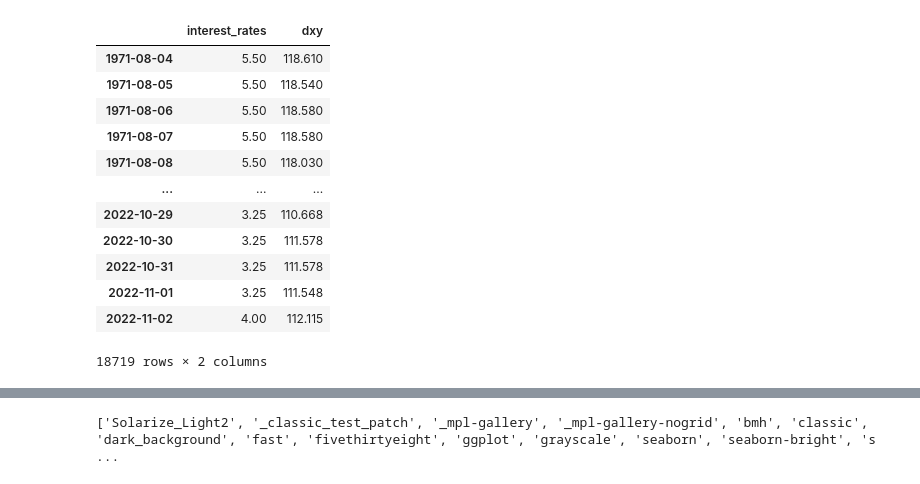
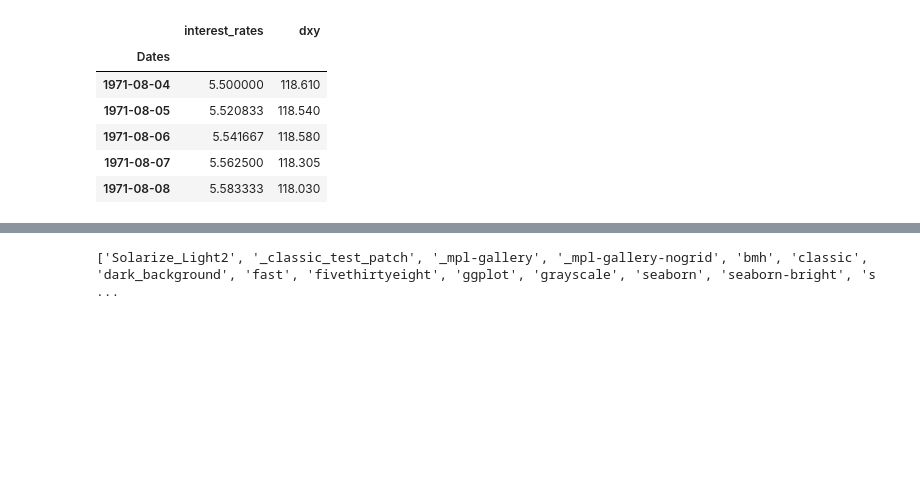
Before and after one commit to litosmunoz/Introduction-to-Quantitative-Trading, a Jupyter notebook: indicators_graphs/Credit_cycle/interest_rates.ipynb, the cells around one changed output, grey strips where cells are left out. Drawn from its saved outputs; the diff is of its cells as text; code cells hidden in the pictures; blank space fills up the shorter version.

```diff
--- a/indicators_graphs/interest.ipynb
+++ b/indicators_graphs/Credit_cycle/interest_rates.ipynb
@@ -84,9 +40,0 @@ dxy.set_index('time', inplace=True)
-# %%
-dxy = dxy[(dxy.index >= '1971-08-04') & (dxy.index <= '2022-11-02')]
-# %%
-dxy = dxy.reindex(pd.date_range(start=dxy.index.min(),
-                                                  end=dxy.index.max(),
-                                                  freq='1D'))
-# %%
-dxy.interpolate(method='pad', inplace=True)
-dxy.head()
@@ -100,19 +41,15 @@ dxy.head()
+# %%
+dxy = cleaned_indicator(dxy)
 # %%
-both = pd.concat([df_reindexed, dxy], axis=1)
+both = pd.concat([interest_rates, dxy], axis=1)
 both.columns.values[0] = "interest_rates"
 both.columns.values[1] = "dxy"
-both
+both.head()
 # %% [output]
 |  | interest_rates | dxy |
-| 1971-08-04 | 5.50 | 118.610 |
-| 1971-08-05 | 5.50 | 118.540 |
-| 1971-08-06 | 5.50 | 118.580 |
-| 1971-08-07 | 5.50 | 118.580 |
-| 1971-08-08 | 5.50 | 118.030 |
-| ... | ... | ... |
-| 2022-10-29 | 3.25 | 110.668 |
-| 2022-10-30 | 3.25 | 111.578 |
-| 2022-10-31 | 3.25 | 111.578 |
-| 2022-11-01 | 3.25 | 111.548 |
-| 2022-11-02 | 4.00 | 112.115 |
+| Dates |  |  |
+| 1971-08-04 | 5.500000 | 118.610 |
+| 1971-08-05 | 5.520833 | 118.540 |
+| 1971-08-06 | 5.541667 | 118.580 |
+| 1971-08-07 | 5.562500 | 118.305 |
+| 1971-08-08 | 5.583333 | 118.030 |
-18719 rows × 2 columns
```
Also changed, not shown: parts of 26 cells of this notebook, 31 other files.
